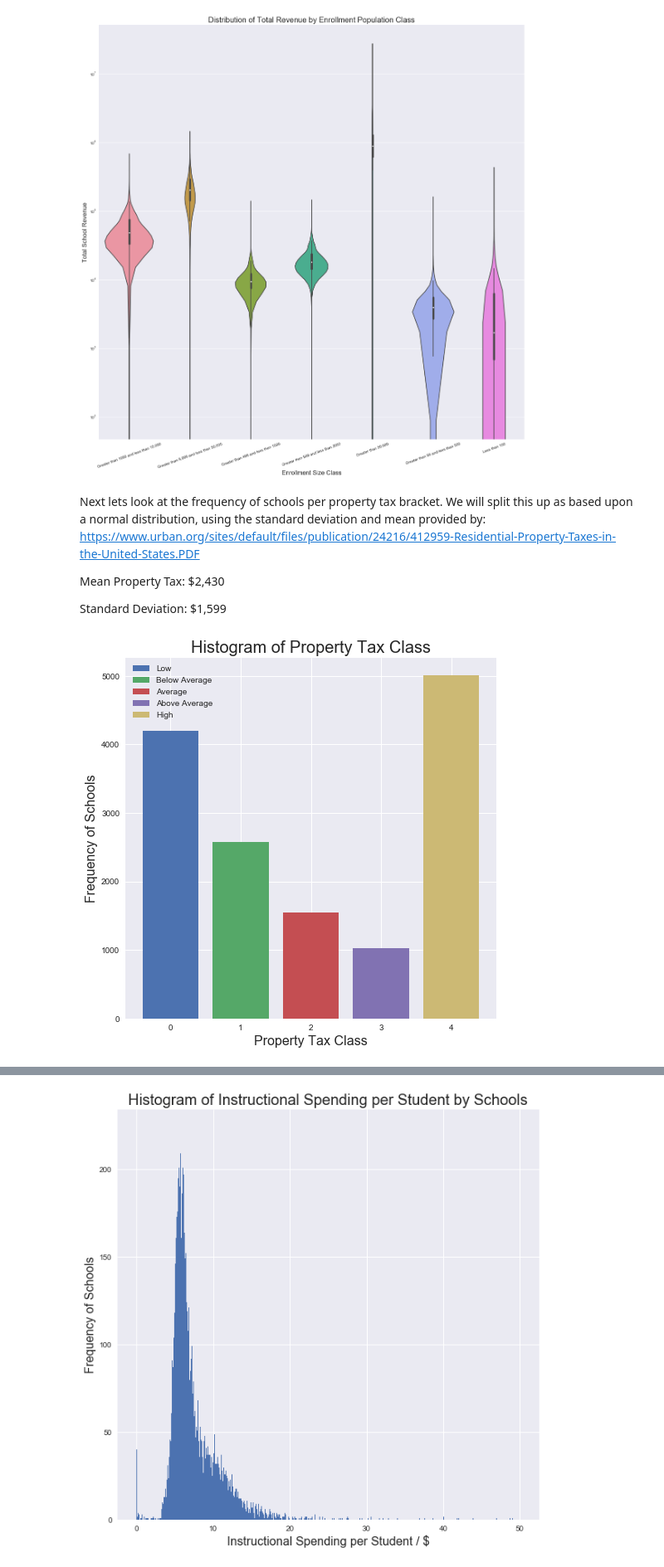
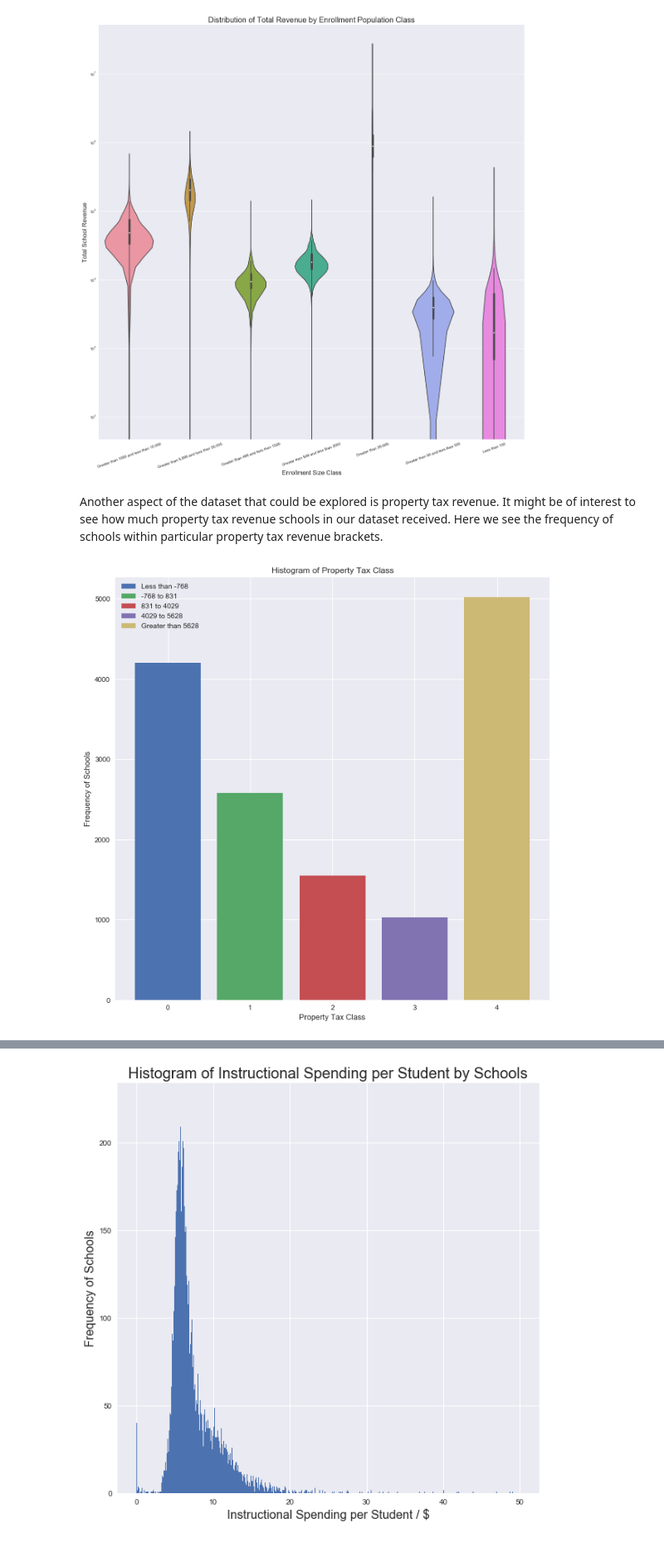
Before and after one commit to ValarDragon/DSD_Project1, a Jupyter notebook: Project_Final.ipynb, the cells around one changed output, grey strips where cells are left out. Shown: that part at 83% size. Drawn from its saved outputs; the diff is of its cells as text; code cells hidden in the pictures.

```diff
--- a/Project_Final.ipynb
+++ b/Project_Final.ipynb
@@ -278,34 +277,29 @@ plt.xlabel('Enrollment Size Class',fontsize= 16)
 plt.show()
 # %% [output]
 [figure]
-# %% [markdown]
-Next lets look at the frequency of schools per property tax bracket.
-We will split this up as based upon a normal distribution, using the standard deviation and mean provided by:
-https://www.urban.org/sites/default/files/publication/24216/412959-Residential-Property-Taxes-in-the-United-States.PDF
-
-Mean Property Tax: $2,430
-
-Standard Deviation: $1,599
+# %% [markdown]
+Another aspect of the dataset that could be explored is property tax revenue. It might be of interest to see how much property tax revenue schools in our dataset received. Here we see the frequency of schools within particular property tax revenue brackets.
 # %%
-pt_mean = 2430
+pt_mean = 2430 # Data obtained from https://www.urban.org/sites/default/files/publication/24216/412959-Residential-Property-Taxes-in-the-United-States.PDF
 pt_sd = 1599
 
 property_taxes = df["T06"].dropna()
-bin_names = ["Low", "Below Average", "Average", "Above Average", "High"]
-pt_bins = pd.cut(property_taxes, [pt_mean-2*pt_sd, pt_mean-1*pt_sd, pt_mean, pt_mean+1*pt_sd, pt_mean+2*pt_sd, float("infinity")], labels = bin_names)
+bin_names = ["Less than " + str(pt_mean - 2*pt_sd), str(pt_mean - 2*pt_sd) + " to " + str(pt_mean - pt_sd), str(pt_mean - pt_sd) + " to " + str(pt_mean + pt_sd), str(pt_mean + pt_sd)+  " to " +  str(pt_mean + 2*pt_sd),  "Greater than " + str(pt_mean + 2*pt_sd) ]
+pt_bins = pd.cut(property_taxes, [pt_mean-2*pt_sd, pt_mean-1*pt_sd, pt_mean, pt_mean+1*pt_sd, pt_mean+2*pt_sd, float("inf")], labels = bin_names)
 
 pt_taxes = pd.DataFrame(property_taxes.groupby(pt_bins).count())
 df["Property Tax Class"] = pt_bins
-plt.figure(figsize=(8,8))
 
-plt.xlabel('Property Tax Class', fontsize=16)
-plt.ylabel('Frequency of Schools', fontsize = 16)
-plt.title('Histogram of Property Tax Class', fontsize = 20)
+plt.figure(figsize=(11,11))
+
+plt.xlabel('Property Tax Class')
+plt.ylabel('Frequency of Schools')
+plt.title('Histogram of Property Tax Class')
 
 for i in range(0,5):
     plt.bar(i, pt_taxes["T06"][i], label = list(pt_taxes.index)[i])
 plt.legend()
 plt.show()
 plt.close()
 # %% [output]
-[figure, old version]
+[figure, new version]
```
Also changed, not shown: parts of 25 cells of this notebook.
